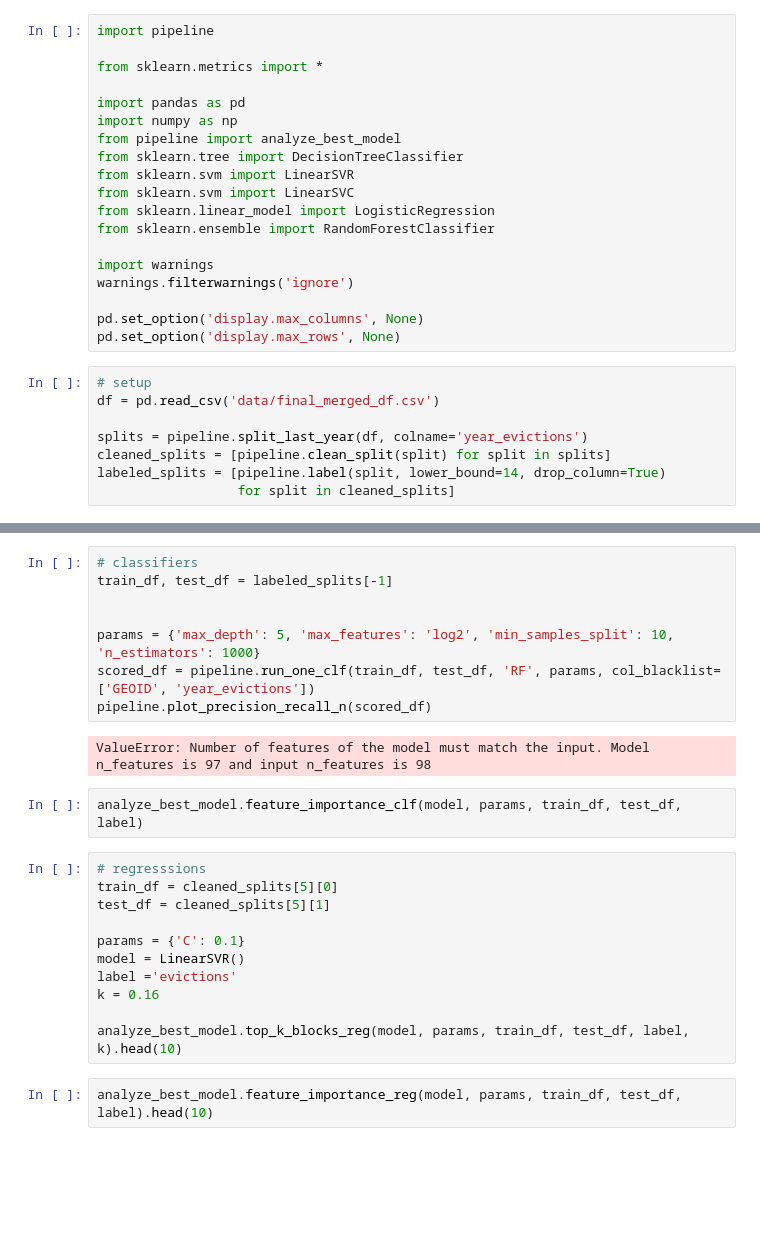
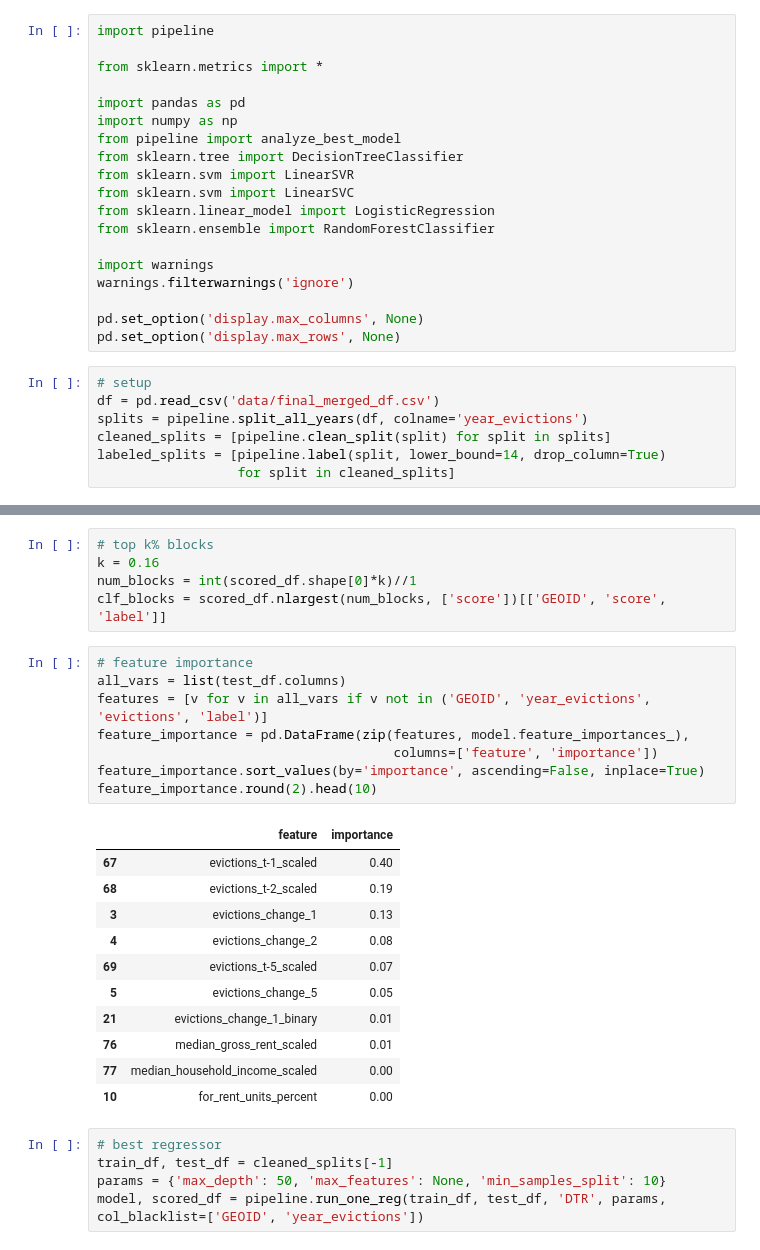
Before and after one commit to sinclairtarget/philly-evictions, a Jupyter notebook: interpret.ipynb, the cells around one changed output, grey strips where cells are left out. Saved outputs shown, nothing was run; the diff lists cells and outputs as text; blank space fills up the shorter version.

```diff
--- a/interpret.ipynb
+++ b/interpret.ipynb
@@ -20,8 +20,7 @@ pd.set_option('display.max_rows', None)
 # %%
 # setup
 df = pd.read_csv('data/final_merged_df.csv')
-
-splits = pipeline.split_last_year(df, colname='year_evictions')
+splits = pipeline.split_all_years(df, colname='year_evictions')
 cleaned_splits = [pipeline.clean_split(split) for split in splits]
 labeled_splits = [pipeline.label(split, lower_bound=14, drop_column=True)
                   for split in cleaned_splits]
@@ -50,25 +44,30 @@ analyze_best_model.top_k_blocks_clf(model, params, train_df, test_df, label, k).
+# %%
+# top k% blocks
+k = 0.16
+num_blocks = int(scored_df.shape[0]*k)//1
+clf_blocks = scored_df.nlargest(num_blocks, ['score'])[['GEOID', 'score', 'label']]
+# %%
+# feature importance
+all_vars = list(test_df.columns)
+features = [v for v in all_vars if v not in ('GEOID', 'year_evictions', 'evictions', 'label')]
+feature_importance = pd.DataFrame(zip(features, model.feature_importances_),
+                                      columns=['feature', 'importance'])
+feature_importance.sort_values(by='importance', ascending=False, inplace=True)
+feature_importance.round(2).head(10)
+# %% [output]
+|  | feature | importance |
+| 67 | evictions_t-1_scaled | 0.40 |
+| 68 | evictions_t-2_scaled | 0.19 |
+| 3 | evictions_change_1 | 0.13 |
+| 4 | evictions_change_2 | 0.08 |
+| 69 | evictions_t-5_scaled | 0.07 |
+| 5 | evictions_change_5 | 0.05 |
+| 21 | evictions_change_1_binary | 0.01 |
+| 76 | median_gross_rent_scaled | 0.01 |
+| 77 | median_household_income_scaled | 0.00 |
+| 10 | for_rent_units_percent | 0.00 |
 # %%
-# classifiers
-train_df, test_df = labeled_splits[-1]
-
-
-params = {'max_depth': 5, 'max_features': 'log2', 'min_samples_split': 10, 'n_estimators': 1000}
-scored_df = pipeline.run_one_clf(train_df, test_df, 'RF', params, col_blacklist=['GEOID', 'year_evictions'])
-pipeline.plot_precision_recall_n(scored_df)
+# best regressor
+train_df, test_df = cleaned_splits[-1]
+params = {'max_depth': 50, 'max_features': None, 'min_samples_split': 10}
+model, scored_df = pipeline.run_one_reg(train_df, test_df, 'DTR', params, col_blacklist=['GEOID', 'year_evictions'])
-# %% [output]
-ValueError: Number of features of the model must match the input. Model n_features is 97 and input n_features is 98
-# %%
-analyze_best_model.feature_importance_clf(model, params, train_df, test_df, label)
-# %%
-# regresssions
-train_df = cleaned_splits[5][0]
-test_df = cleaned_splits[5][1]
-
-params = {'C': 0.1}
-model = LinearSVR()
-label ='evictions'
-k = 0.16
-
-analyze_best_model.top_k_blocks_reg(model, params, train_df, test_df, label, k).head(10)
-# %%
-analyze_best_model.feature_importance_reg(model, params, train_df, test_df, label).head(10)
```
Also changed, not shown: parts of 6 cells of this notebook, 2 other files.
